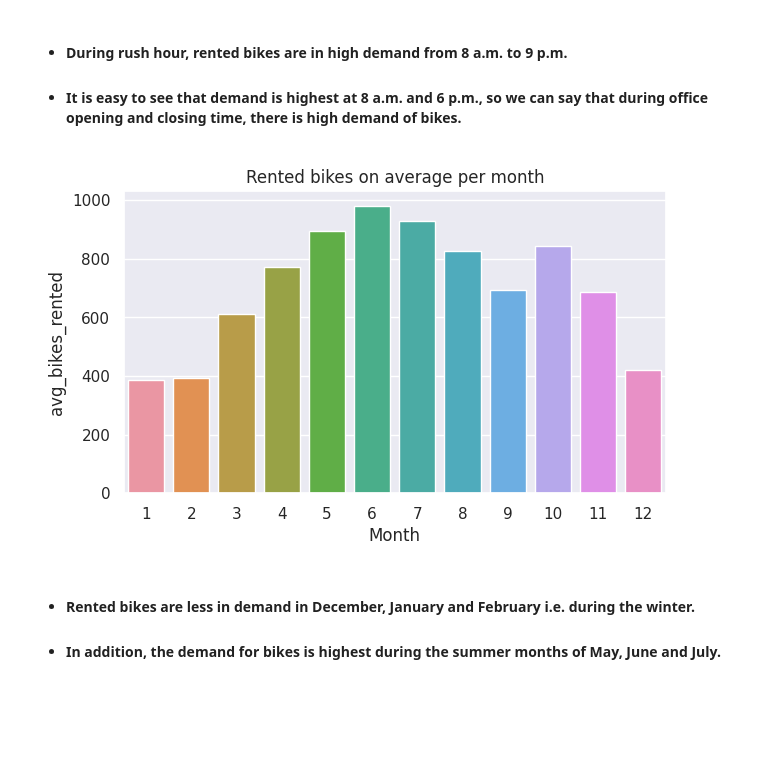
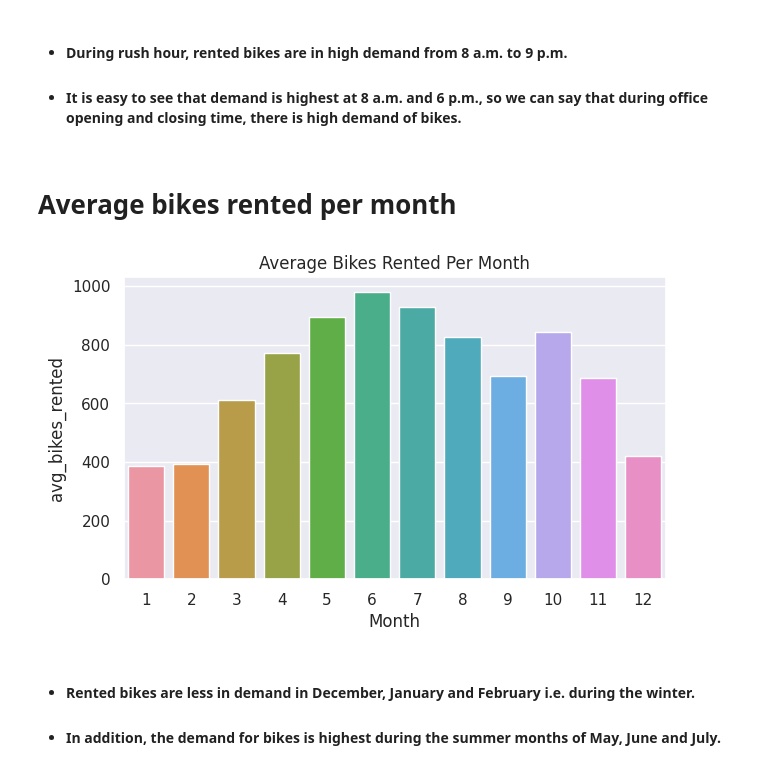
Before and after one commit to FarazAhmad2/Bike-Sharing-Demand-Prediction, a Jupyter notebook: Bike_Sharing_Demand_Prediction_Capstone_Project.ipynb, the cells around one changed output. Saved outputs shown, nothing was run; the diff lists cells and outputs as text; code cells hidden in the pictures; blank space fills up the shorter version.

```diff
--- a/Bike_Sharing_Demand_Prediction_Capstone_Project.ipynb
+++ b/Bike_Sharing_Demand_Prediction_Capstone_Project.ipynb
@@ -316,8 +308,15 @@ bikes_rented_monthly.columns = ['avg_bikes_rented']
+# %% [markdown]
+# <b> Average bikes rented per month
 # %%
+bikes_rented_monthly = pd.DataFrame(df.groupby('month')['rented_bike_count'].mean())
+bikes_rented_monthly.columns = ['avg_bikes_rented']
+
+# plotting
 plt.figure(figsize=(7,4),dpi=100)
-sns.barplot(x=bikes_rented_monthly.index.tolist(), y='avg_bikes_rented', data= bikes_rented_monthly).set(xlabel='Month',title='Rented bikes on average per month');
+sns.barplot(x=bikes_rented_monthly.index.tolist(), y='avg_bikes_rented', data= bikes_rented_monthly).set(xlabel='Month',title='Average Bikes Rented Per Month')
+plt.show()
 # %% [output]
-[figure, old version]
+[figure, new version]
 # %% [markdown]
 
 
```
Also changed, not shown: parts of 20 cells of this notebook.
